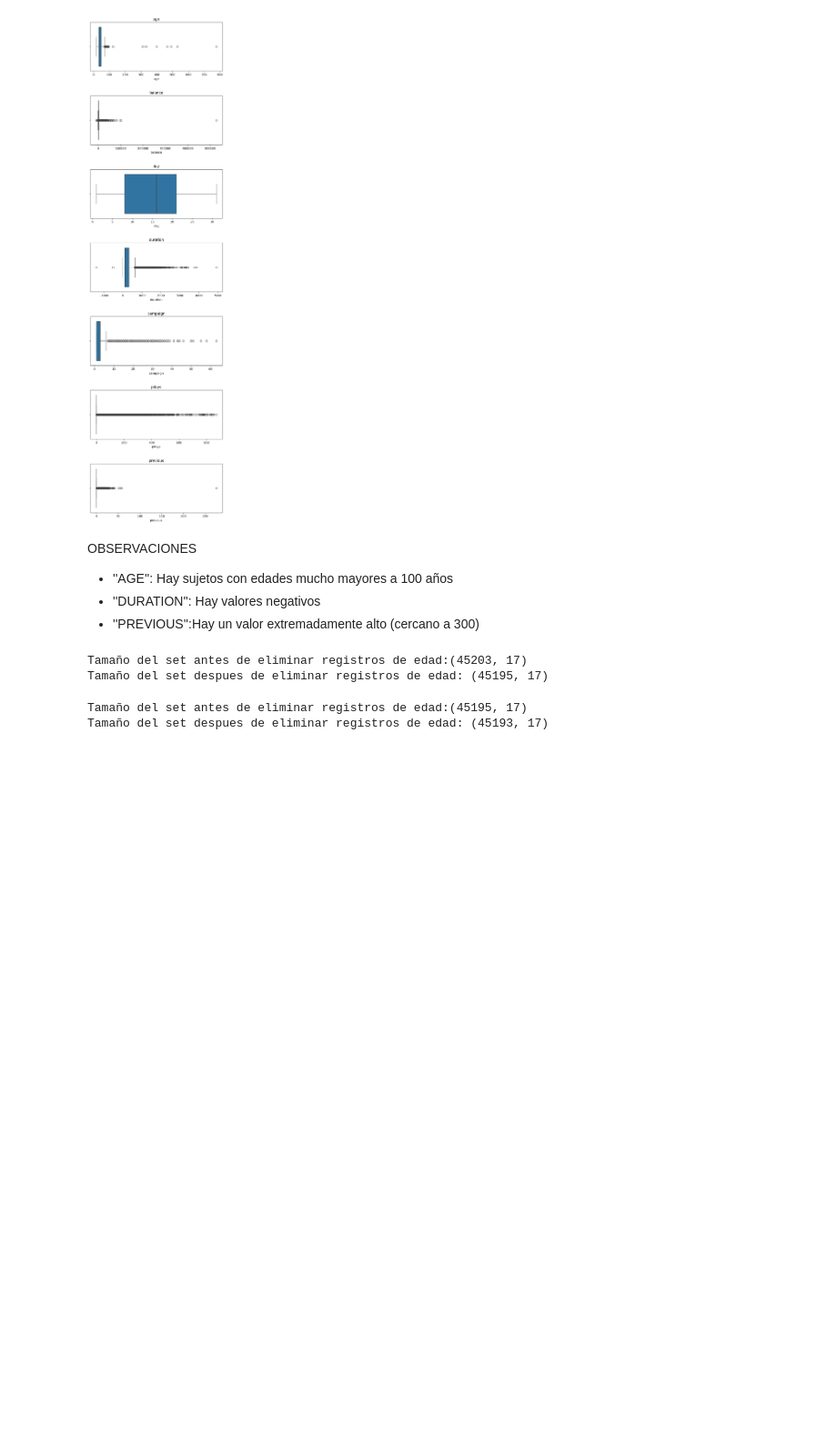
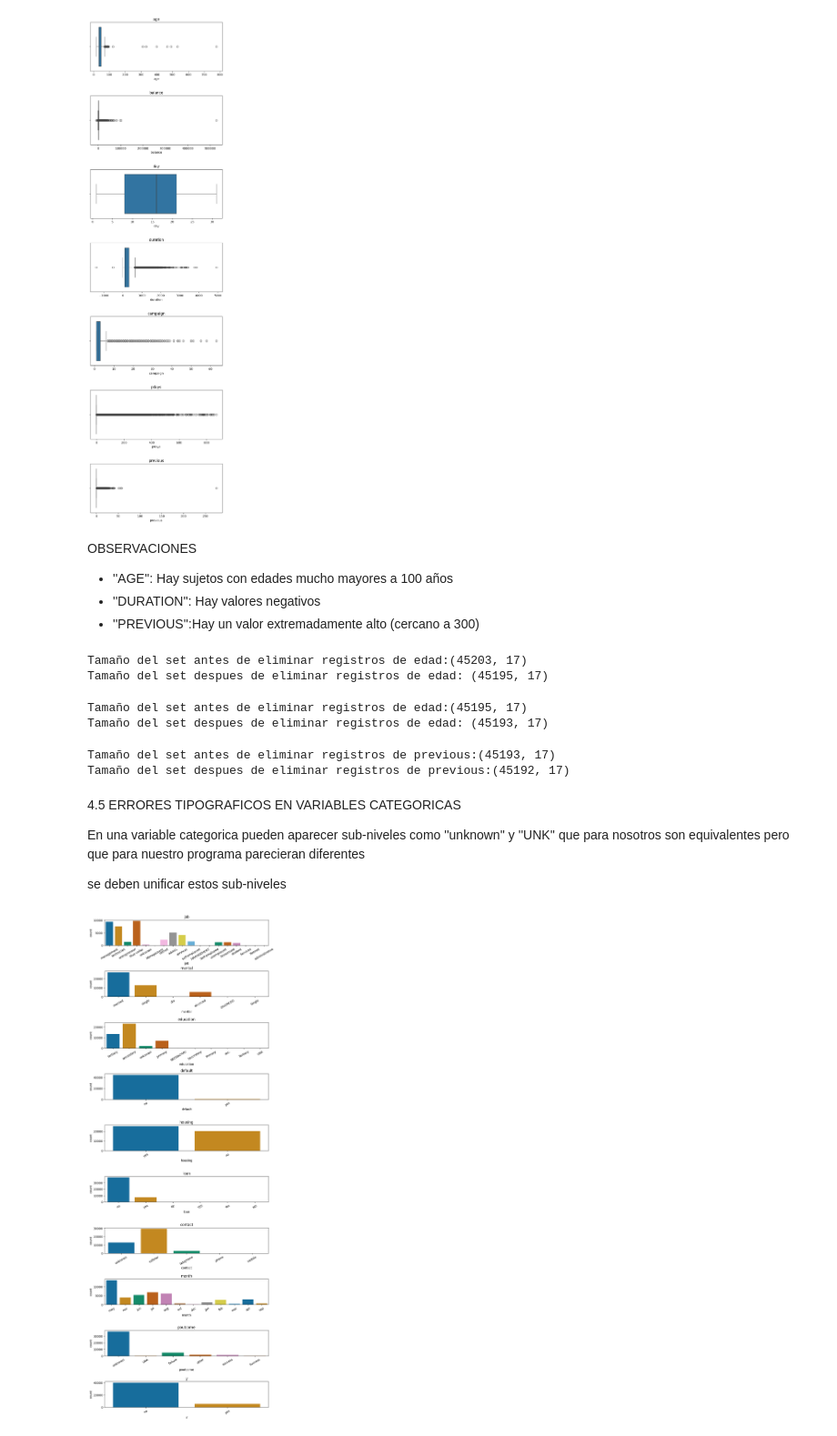
Before and after one commit to LorenaAmaya/Talento-Tech, a Jupyter notebook: Practica_DataCleaning.ipynb, the cells around one changed output. Shown at 91% size. Drawn from its saved outputs; the diff is of its cells as text; code cells hidden in the pictures; blank space fills up the shorter version.

```diff
--- a/Practica_DataCleaning.ipynb
+++ b/Practica_DataCleaning.ipynb
@@ -298,3 +298,30 @@ print(f'Tamaño del set despues de eliminar registros de edad: {data.shape}')
 # %% [output]
 Tamaño del set antes de eliminar registros de edad:(45195, 17)
 Tamaño del set despues de eliminar registros de edad: (45193, 17)
+# %%
+#ELIMINAR FILAS CON ''PREVIOUS''>100
+print(f'Tamaño del set antes de eliminar registros de previous:{data.shape}')
+data = data.drop(data[data['previous'] >= 100].index)
+print(f'Tamaño del set despues de eliminar registros de previous:{data.shape}')
+# %% [output]
+Tamaño del set antes de eliminar registros de previous:(45193, 17)
+Tamaño del set despues de eliminar registros de previous:(45192, 17)
+# %% [markdown]
+4.5 ERRORES TIPOGRAFICOS EN VARIABLES CATEGORICAS
+
+En una variable categorica pueden aparecer sub-niveles como ''unknown'' y ''UNK'' que para nosotros son equivalentes pero que para nuestro programa parecieran diferentes
+
+se deben unificar estos sub-niveles
+# %%
+#GRAFICAR LOS SUBNIVELES DE CADA VARIABLE CATEGORICA
+col_cat = ['job', 'marital', 'education', 'default', 'housing',
+           'loan', 'contact', 'month', 'poutcome', 'y']
+fig, ax = pit.subplots(nrows=10, ncols=1, figsize=(10,30))
+fig.subplots_adjust(hspace=1)
+
+for i, col in enumerate (cols_cat):
+  sns.countplot(x=col, hue=col, data=data, ax=ax[i], palette = 'colorblind', legend=False)
+  ax[i].set_title(col)
+  ax[i].tick_params(axis='x', labelrotation = 30)
+# %% [output]
+[figure, added]
```
Also changed, not shown: parts of 10 cells of this notebook.
